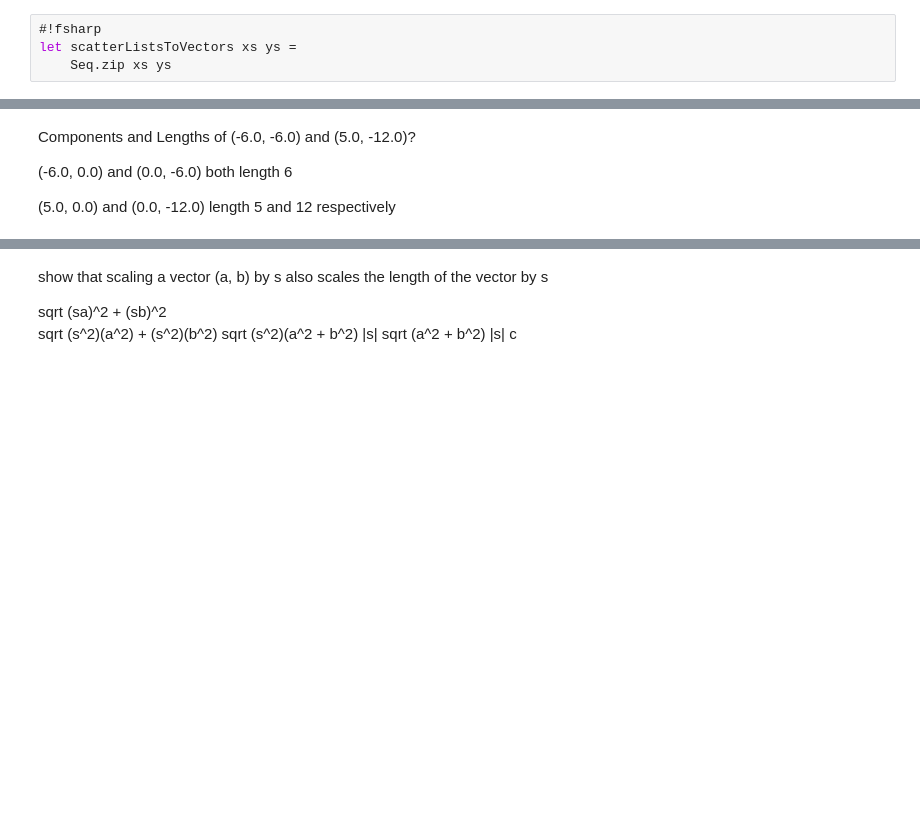
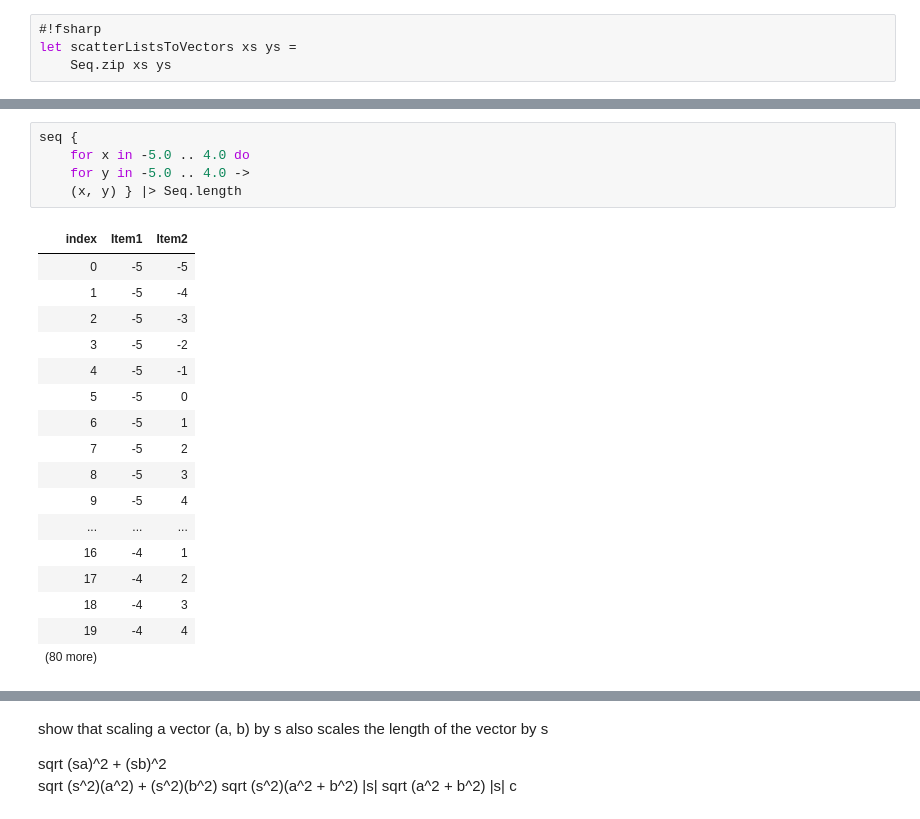
Before and after one commit to GHvW/math-for-programmers-fsharp, a Jupyter notebook: Chapter2.ipynb, the cells around one changed output, grey strips where cells are left out. Cells and saved outputs as stored; diff of their text form; blank space fills up the shorter version.

```diff
--- a/Chapter2.ipynb
+++ b/Chapter2.ipynb
@@ -255,6 +339,23 @@ scatterListsToVectors dinoX dinoY
-# %% [markdown]
-Components and Lengths of (-6.0, -6.0) and (5.0, -12.0)?
-
-(-6.0, 0.0) and (0.0, -6.0) both length 6
-
-(5.0, 0.0) and (0.0, -12.0) length 5 and 12 respectively
+# %%
+seq {
+    for x in -5.0 .. 4.0 do
+    for y in -5.0 .. 4.0 ->
+    (x, y) } |> Seq.length
+# %% [output]
+| index | Item1 | Item2 |
+| 0 | -5 | -5 |
+| 1 | -5 | -4 |
+| 2 | -5 | -3 |
+| 3 | -5 | -2 |
+| 4 | -5 | -1 |
+| 5 | -5 | 0 |
+| 6 | -5 | 1 |
+| 7 | -5 | 2 |
+| 8 | -5 | 3 |
+| 9 | -5 | 4 |
+| ... | ... | ... |
+| 16 | -4 | 1 |
+| 17 | -4 | 2 |
+| 18 | -4 | 3 |
+| 19 | -4 | 4 |
+| (80 more) |  |  |
```
Also changed, not shown: parts of 34 cells of this notebook, 1 other file.
